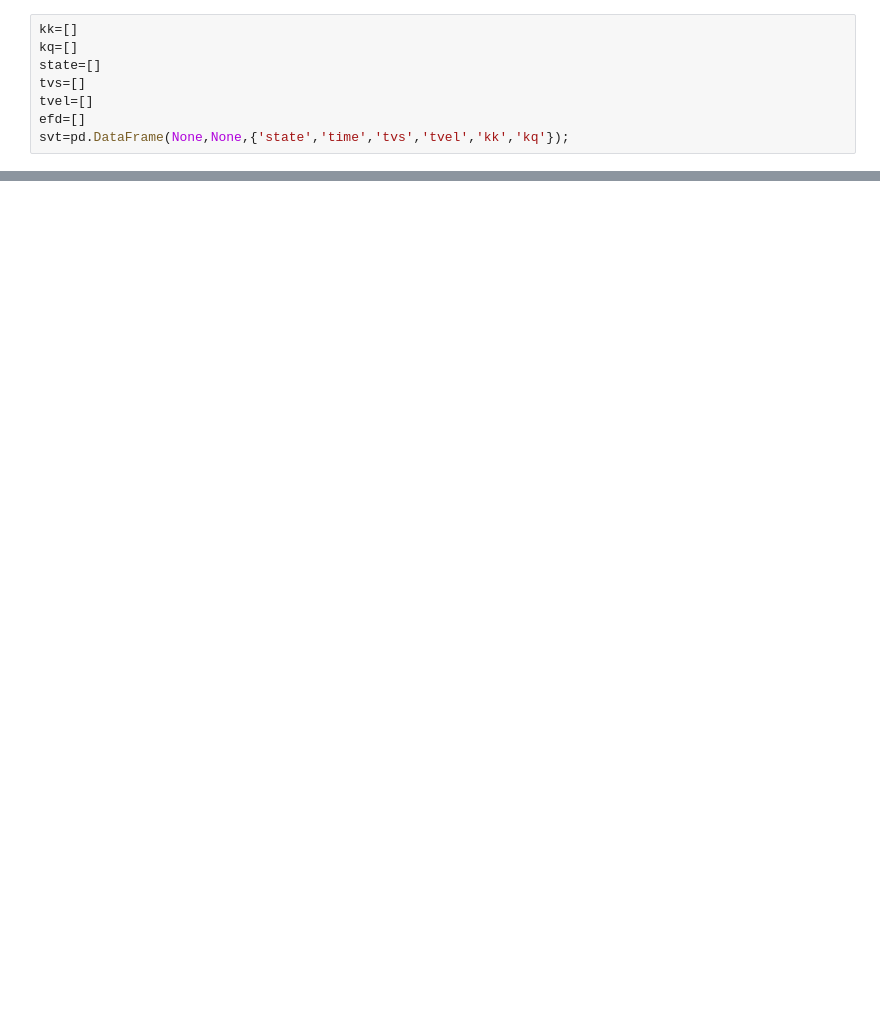
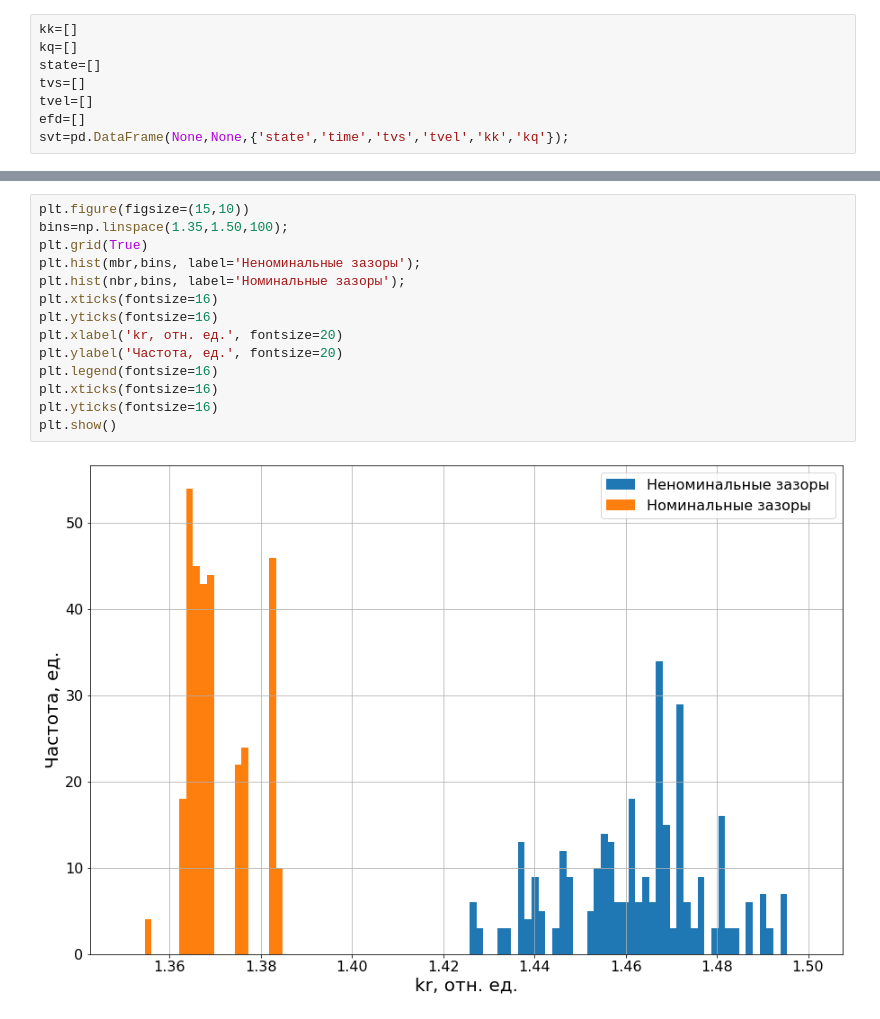
Before and after one commit to maratdzhan/FebProject, a Jupyter notebook: 4.4 Plotting maximum.ipynb, the cells around one changed output, grey strips where cells are left out. Drawn from its saved outputs; the diff is of its cells as text; blank space fills up the shorter version.

```diff
--- a/4.4 Plotting maximum.ipynb
+++ b/4.4 Plotting maximum.ipynb
@@ -98,0 +221,16 @@ svt.to_csv('~D:/Vasiliev/PERMAK-A/nv/max_nom_dev.csv')
+# %%
+plt.figure(figsize=(15,10))
+bins=np.linspace(1.35,1.50,100);
+plt.grid(True)
+plt.hist(mbr,bins, label='Неноминальные зазоры');
+plt.hist(nbr,bins, label='Номинальные зазоры');
+plt.xticks(fontsize=16)
+plt.yticks(fontsize=16)
+plt.xlabel('kr, отн. ед.', fontsize=20)
+plt.ylabel('Частота, ед.', fontsize=20)
+plt.legend(fontsize=16)
+plt.xticks(fontsize=16)
+plt.yticks(fontsize=16)
+plt.show()
+# %% [output]
+[figure, added]
```
Also changed, not shown: parts of 13 cells of this notebook, 26 other files.
